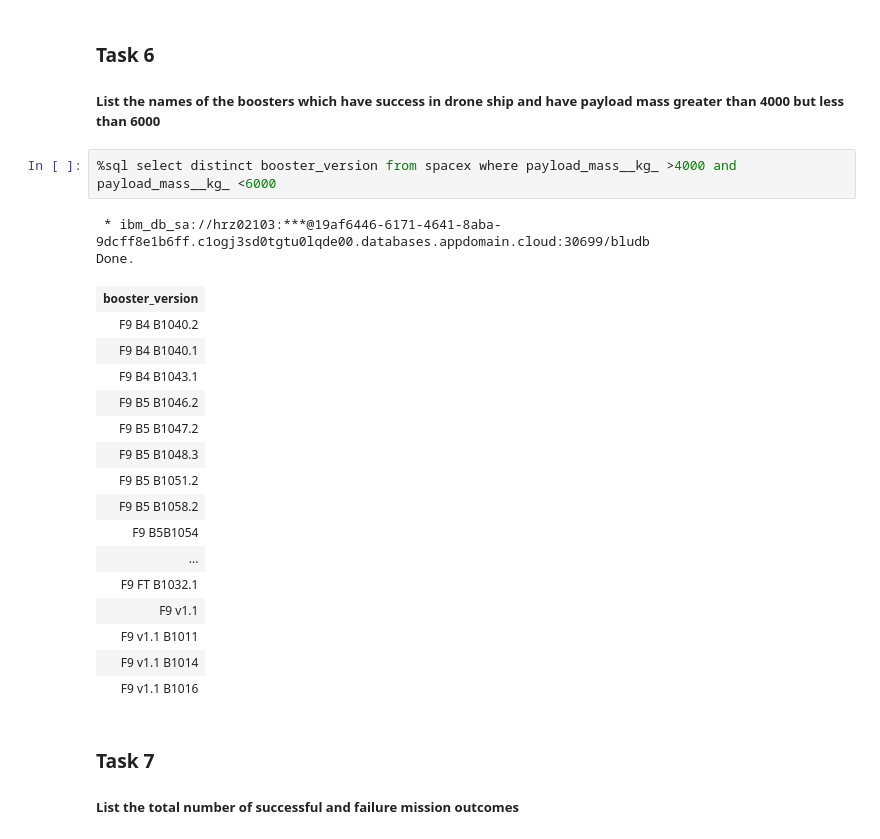
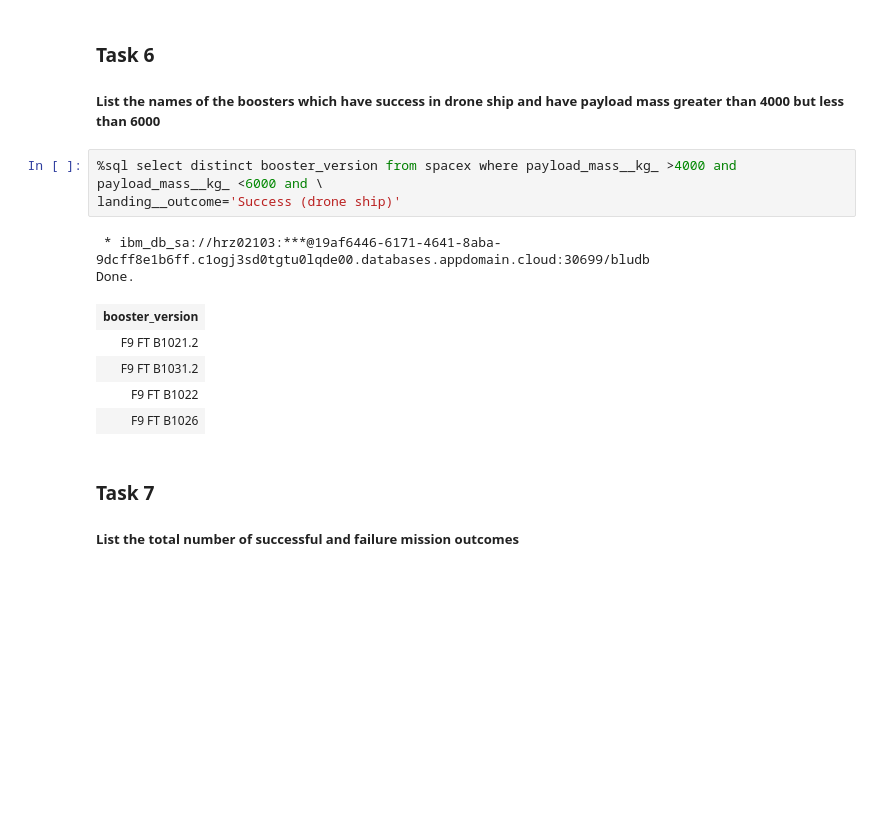
Before and after one commit to rdf5/spaceXfalcon9, a Jupyter notebook: jupyter-labs-eda-sql-coursera.ipynb, the cells around one changed output. Drawn from its saved outputs; the diff is of its cells as text; blank space fills up the shorter version.

```diff
--- a/jupyter-labs-eda-sql-coursera.ipynb
+++ b/jupyter-labs-eda-sql-coursera.ipynb
@@ -246,26 +246,16 @@ Done.
 
 ##### List the names of the boosters which have success in drone ship and have payload mass greater than 4000 but less than 6000
 # %%
-%sql select distinct booster_version from spacex where payload_mass__kg_ >4000 and payload_mass__kg_ <6000
+%sql select distinct booster_version from spacex where payload_mass__kg_ >4000 and payload_mass__kg_ <6000 and \
+landing__outcome='Success (drone ship)'
 # %% [output]
  * ibm_db_sa://hrz02103:***@19af6446-6171-4641-8aba-9dcff8e1b6ff.c1ogj3sd0tgtu0lqde00.databases.appdomain.cloud:30699/bludb
 Done.
 | booster_version |
-| F9 B4 B1040.2 |
-| F9 B4 B1040.1 |
-| F9 B4 B1043.1 |
-| F9 B5 B1046.2 |
-| F9 B5 B1047.2 |
-| F9 B5 B1048.3 |
-| F9 B5 B1051.2 |
-| F9 B5 B1058.2 |
-| F9 B5B1054 |
-| ... |
-| F9 FT B1032.1 |
-| F9 v1.1 |
-| F9 v1.1 B1011 |
-| F9 v1.1 B1014 |
-| F9 v1.1 B1016 |
+| F9 FT B1021.2 |
+| F9 FT B1031.2 |
+| F9 FT B1022 |
+| F9 FT B1026 |
 # %% [markdown]
 ### Task 7
 
```
Also changed, not shown: parts of 5 cells of this notebook, 2 other files.
